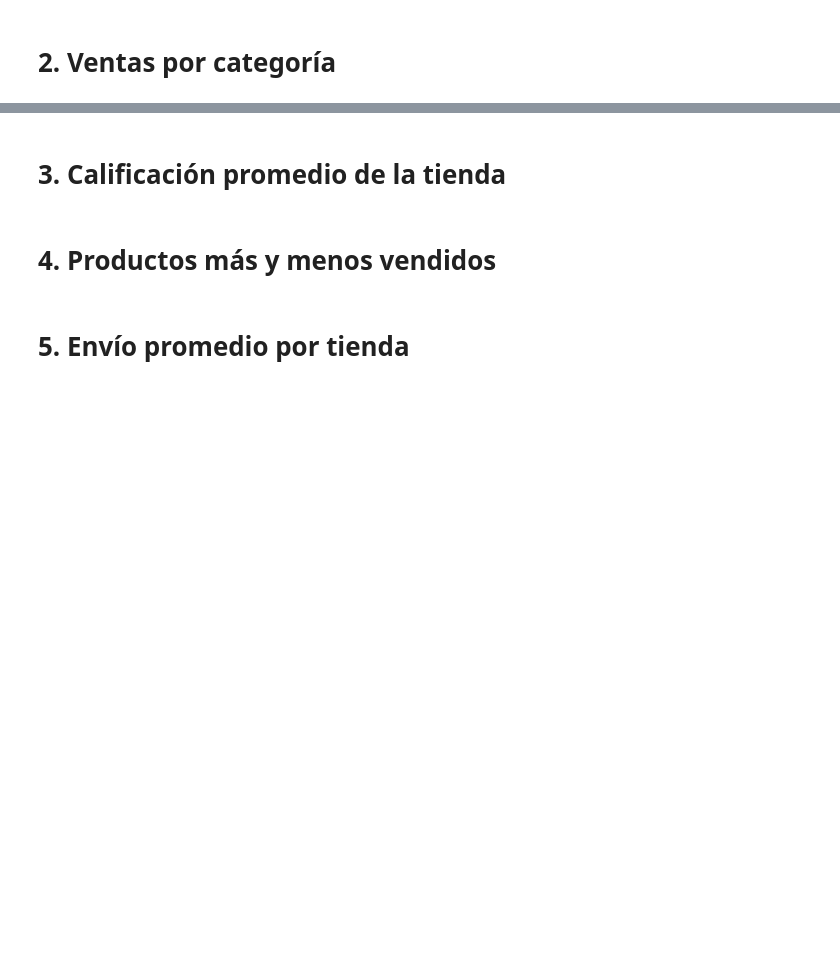
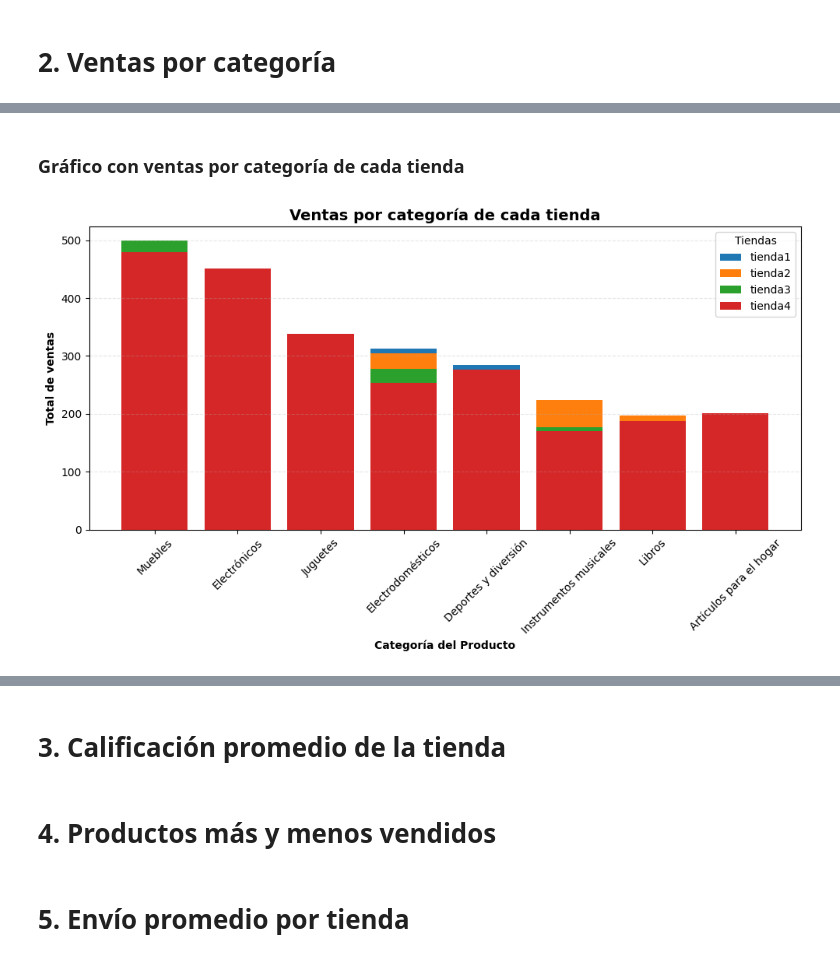
Before and after one commit to JharleCompres/Analisis-de-datos-Alura-Store, a Jupyter notebook: AluraStore.ipynb, the cells around one changed output, grey strips where cells are left out. Saved outputs shown, nothing was run; the diff lists cells and outputs as text; code cells hidden in the pictures; blank space fills up the shorter version.

```diff
--- a/AluraStore.ipynb
+++ b/AluraStore.ipynb
@@ -317,0 +321,3 @@ plt.show()
+# %%
+ventas_categoria_tienda1 = tienda.groupby("Categoría del Producto")["Producto"].count().reset_index(name="Total_ventas").sort_values(by="Total_ventas",ascending=False)
+ventas_categoria_tienda1
@@ -317,0 +336,3 @@ plt.show()
+# %%
+ventas_categoria_tienda2 = tienda2.groupby("Categoría del Producto")["Producto"].count().reset_index(name="Total_ventas").sort_values(by="Total_ventas",ascending=False)
+ventas_categoria_tienda2
@@ -317,0 +351,3 @@ plt.show()
+# %%
+ventas_categoria_tienda3 = tienda3.groupby("Categoría del Producto")["Producto"].count().reset_index(name="Total_ventas").sort_values(by="Total_ventas",ascending=False)
+ventas_categoria_tienda3
@@ -317,0 +366,3 @@ plt.show()
+# %%
+ventas_categoria_tienda4 = tienda4.groupby("Categoría del Producto")["Producto"].count().reset_index(name="Total_ventas").sort_values(by="Total_ventas",ascending=False)
+ventas_categoria_tienda4
@@ -317,0 +379,32 @@ plt.show()
+# %% [markdown]
+### **Gráfico con ventas por categoría de cada tienda**
+# %%
+# Creamos columna y asignamos valor
+ventas_categoria_tienda1["Tienda"] = "tienda1"
+ventas_categoria_tienda2["Tienda"] = "tienda2"
+ventas_categoria_tienda3["Tienda"] = "tienda3"
+ventas_categoria_tienda4["Tienda"] = "tienda4"
+
+# Unimos los valores de las tiendas en una lista
+df_total = pd.concat([ventas_categoria_tienda1,ventas_categoria_tienda2,ventas_categoria_tienda3,ventas_categoria_tienda4])
+
+# Asignamos el tamaño de la figura del gráfico
+plt.figure(figsize=(10,6))
+# Se toma el sub-conjunto por cada tienda
+for Tiendas in df_total["Tienda"].unique():
+  subset = df_total[df_total["Tienda"] == Tiendas]
+  # Graficamos los resultados en barras
+  plt.bar(subset["Categoría del Producto"], subset["Total_ventas"], label=Tiendas)
+# Añadir al grafico
+plt.title("Ventas por categoría de cada tienda",fontsize=14,weight="bold")
+plt.xlabel("Categoría del Producto", weight="bold")
+plt.ylabel("Total de ventas", weight="bold")
+plt.legend(title="Tiendas")
+plt.xticks(rotation=45)
+plt.grid(axis="y", linestyle="--", alpha=0.3)
+
+# Mostrar el gráfico
+plt.tight_layout()
+plt.show()
+# %% [output]
+[figure, added]
```
Also changed, not shown: parts of 13 cells of this notebook.
